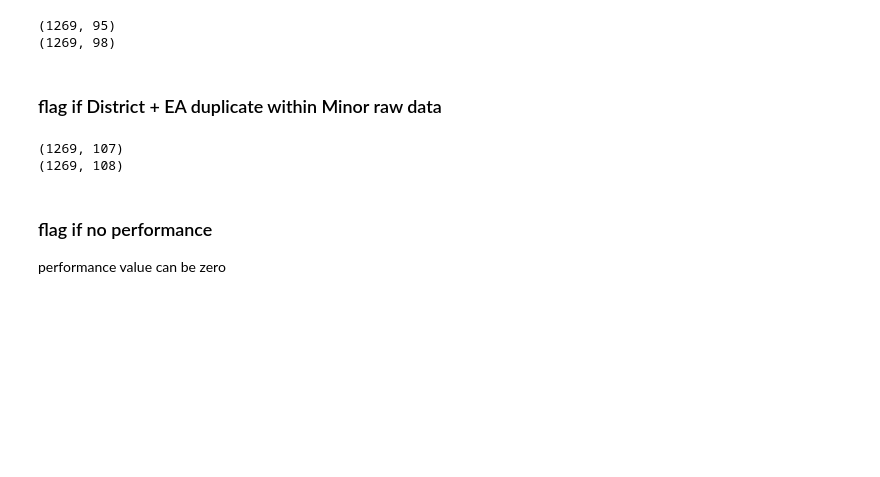
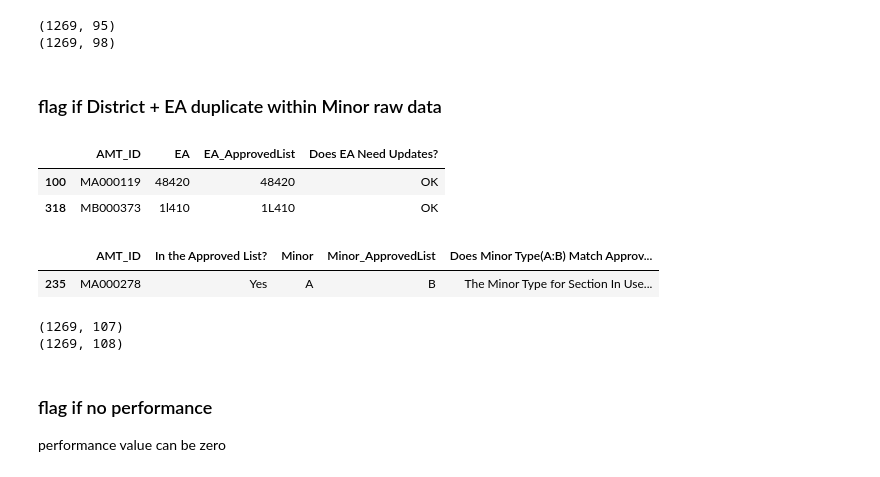
Before and after one commit to zhuzhy1214/amtool_etl, a Jupyter notebook: Minor_DataCheck.ipynb, the cells around one changed output. Cells and saved outputs as stored; diff of their text form; code cells hidden in the pictures; blank space fills up the shorter version.

```diff
--- a/Minor_DataCheck.ipynb
+++ b/Minor_DataCheck.ipynb
@@ -574,5 +568,5 @@ def is_EFIS_missing(df):
     else:
         return 'OK'
 
-df_Minor_raw_data['Is EFIS Missing?'] = df_Minor_raw_data.apply(is_EFIS_missing, axis =1 )
+df_Minor_raw_data['Was Project ID (EFIS) completed?'] = df_Minor_raw_data.apply(is_EFIS_missing, axis =1 )
 # %%
@@ -591,7 +585,7 @@ print(df_Minor_raw_data.shape)
 def ck_EFIS_Uniqueness(df):
     if pd.isna(df['nunique']):
         return 'OK'
-    elif df['Is EFIS Missing?'] != 'OK':
+    elif df['Was Project ID (EFIS) completed?'] != 'OK':
         return 'OK'  #skip this since it is marked seperately
     else:
         return 'Duplicate EFIS {} is found in the following projects: {}'.format(df['EFIS'], df['AMT_IDs'])
@@ -639,12 +633,25 @@ def ck_EA_consistancy(df):
     elif df['In the Approved List?'] != 'Yes':
         return 'OK'
     else:
-        if df['EA'] == df['EA_ApprovedList']:
+        #DEBUG: need to make all upper case
+        if str(df['EA']).upper() == str(df['EA_ApprovedList']).upper():
             return 'OK'
         else:
             return 'Update EA. It does not match EA in Approved List of year {}'.format(df['FY of the Approved List'])
 
 df_Minor_raw_data[ck_col] = df_Minor_raw_data.apply(ck_EA_consistancy, axis = 1)
+# %%
+#UnitTest
+
+AMT_IDs = ['MB000373', 'MA000119']
+ck_col = 'Does EA Need Updates?'
+
+df_Minor_raw_data[(df_Minor_raw_data['AMT_ID'].isin(AMT_IDs)) ][[
+    'AMT_ID','EA','EA_ApprovedList', ck_col]]
+# %% [output]
+|  | AMT_ID | EA | EA_ApprovedList | Does EA Need Updates? |
+| 100 | MA000119 | 48420 | 48420 | OK |
+| 318 | MB000373 | 1l410 | 1L410 | OK |
 # %%
 ck_col = 'Does FY Need Updates?'
 
@@ -700,3 +707,15 @@ df_Minor_raw_data[ck_col] = df_Minor_raw_data.apply(ck_program_code_update, axis
+# %%
+#DEBUG
+AMT_ID = 'MB000370'
+AMT_ID = 'MB001220'
+AMT_ID = 'MA000278'
+ck_col = 'Does Minor Type(A:B) Match Approved Project List?'
+
+df_Minor_raw_data[(df_Minor_raw_data['AMT_ID'] == AMT_ID) ][['AMT_ID','In the Approved List?','Minor', 'Minor_ApprovedList',
+                                                             ck_col]]
+# %% [output]
+|  | AMT_ID | In the Approved List? | Minor | Minor_ApprovedList | Does Minor Type(A:B) Match Approv... |
+| 235 | MA000278 | Yes | A | B | The Minor Type for Section In Use... |
 # %%
 ck_col = 'Project Has Qualified Activity?'
 
```
Also changed, not shown: parts of 14 cells of this notebook.
